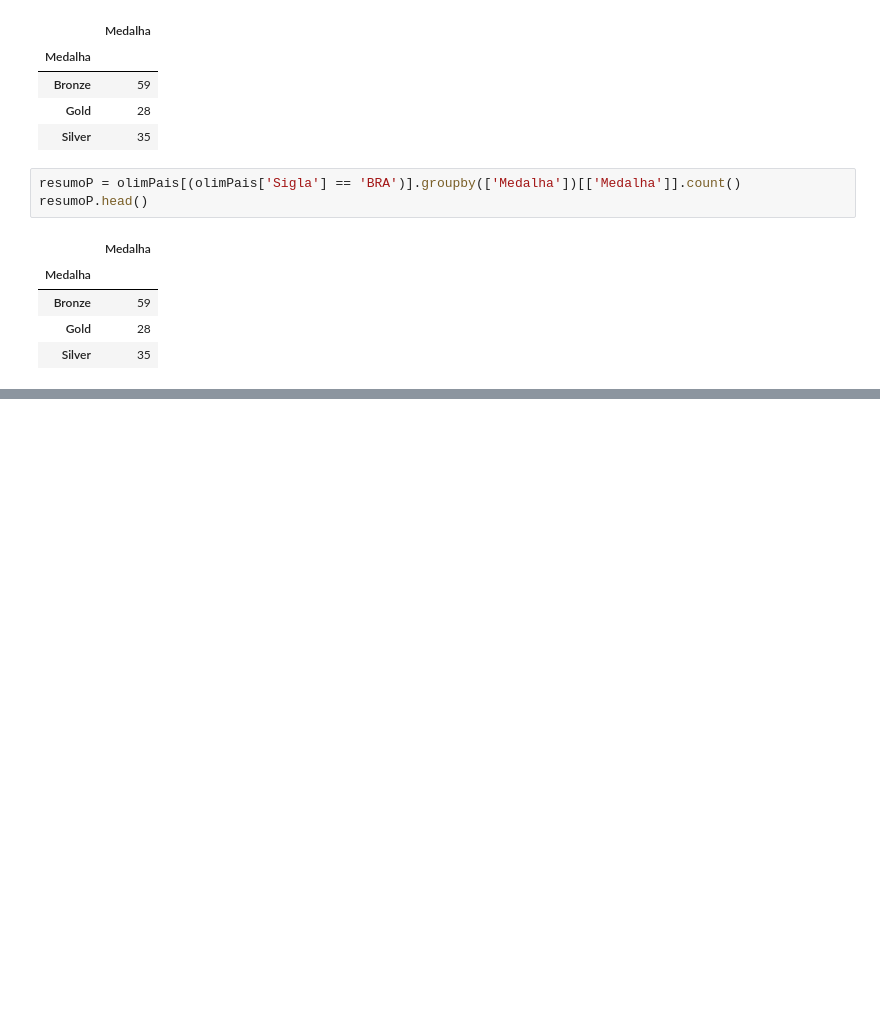
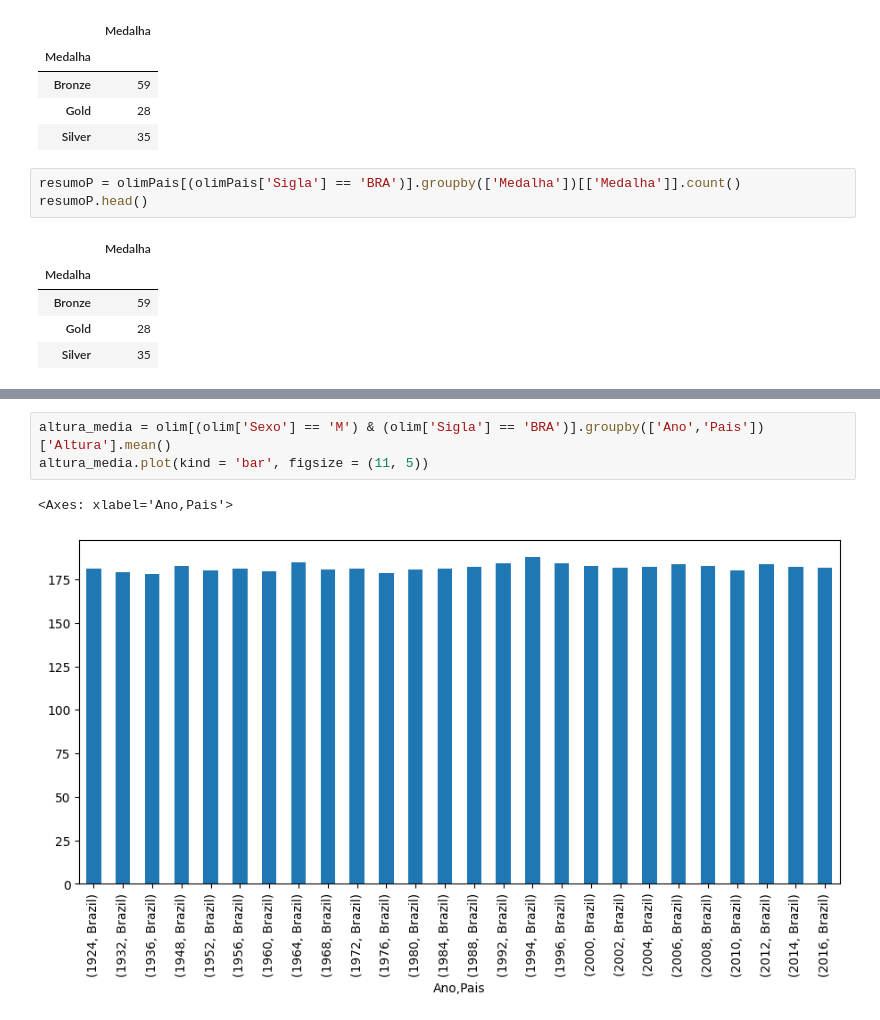
Before and after one commit to tirolezzo/120_years_of_Olympic_history, a Jupyter notebook: 120_years_of_Olympic_history.ipynb, the cells around one changed output, grey strips where cells are left out. Cells and saved outputs as stored; diff of their text form; blank space fills up the shorter version.

```diff
--- a/120_years_of_Olympic_history.ipynb
+++ b/120_years_of_Olympic_history.ipynb
@@ -982,0 +1030,6 @@ array([<Axes: ylabel='Medalha'>], dtype=object)
+# %%
+altura_media = olim[(olim['Sexo'] == 'M') & (olim['Sigla'] == 'BRA')].groupby(['Ano','Pais'])['Altura'].mean()
+altura_media.plot(kind = 'bar', figsize = (11, 5))
+# %% [output]
+<Axes: xlabel='Ano,Pais'>
+[figure, added]
```
Also changed, not shown: parts of 74 cells of this notebook.
